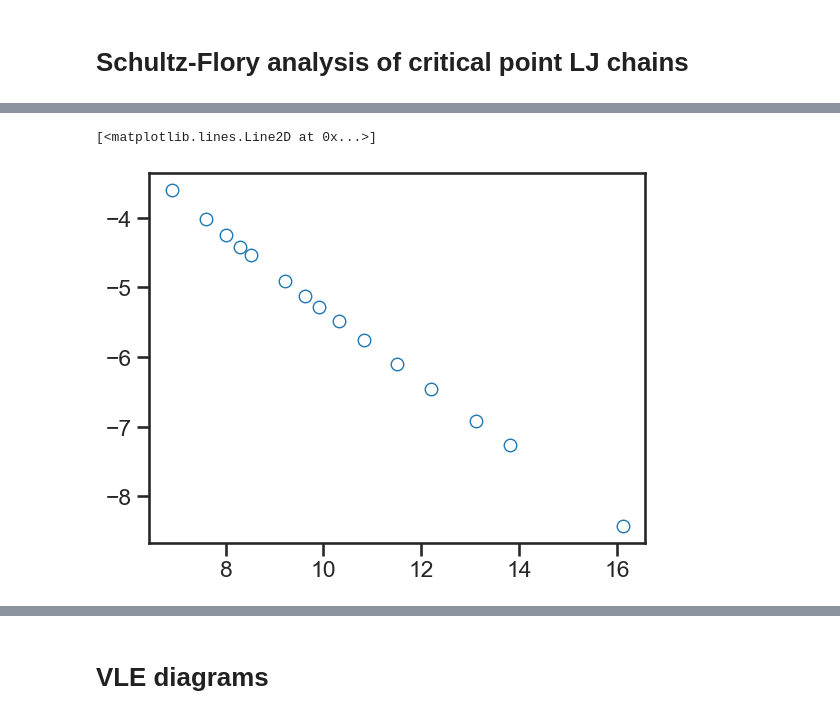
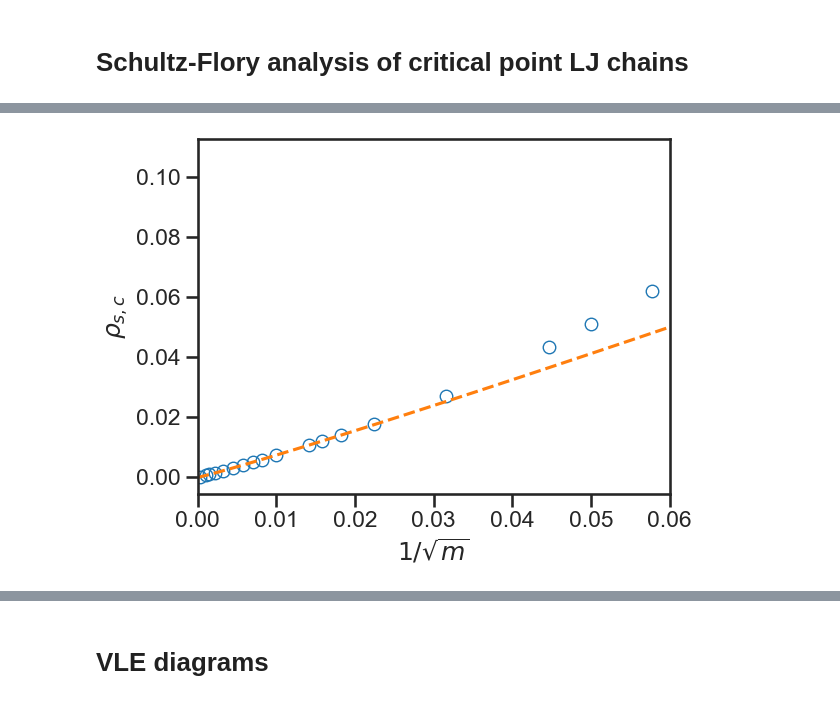
Before and after one commit to thijsvanwesten/feos, a Jupyter notebook: examples/uvchains/PureChains.ipynb, the cells around one changed output, grey strips where cells are left out. Cells and saved outputs as stored; diff of their text form; code cells hidden in the pictures.

```diff
--- a/examples/uvchains/PureChains.ipynb
+++ b/examples/uvchains/PureChains.ipynb
@@ -68,7 +68,7 @@ deiters_cp = pd.DataFrame(data)
 
 results = [];
 # for mi in [2,3,4,5,6,7,8,9,10,15,20,25,30,40,50,60,120,240,480,920,1640,3280,
-for mi in [1000,2000,3000,4000,5000,10000,15000,20000,30000,50000,100000,200000,500000,
+for mi in [100,200,300,400,500,1000,2000,3000,4000,5000,10000,15000,20000,30000,50000,100000,200000,500000,
            1000000,10000000]:
 
 
@@ -154,5 +141,14 @@ plt.tight_layout()
 # %%
-plt.plot(np.log(df_crit["m"]),np.log(df_crit["rho_s_c"]),'o',mfc='None')
+plt.plot(1/df_crit["m"]**(0.5),df_crit["rho_s_c"],'o',mfc='None')
+
+x = np.linspace(0,0.10,100)
+y = x
+plt.plot(x**0.94,y,'--')
+
+plt.xlim(0,0.06)
+
+plt.ylabel(r'$\rho_{s, c}$')
+plt.xlabel(r'$1/\sqrt{m}$')
+plt.tight_layout()
 # %% [output]
-[<matplotlib.lines.Line2D at 0x...>]
-[figure, old version]
+[figure, new version]
```
Also changed, not shown: parts of 5 cells of this notebook, 6 other files.
